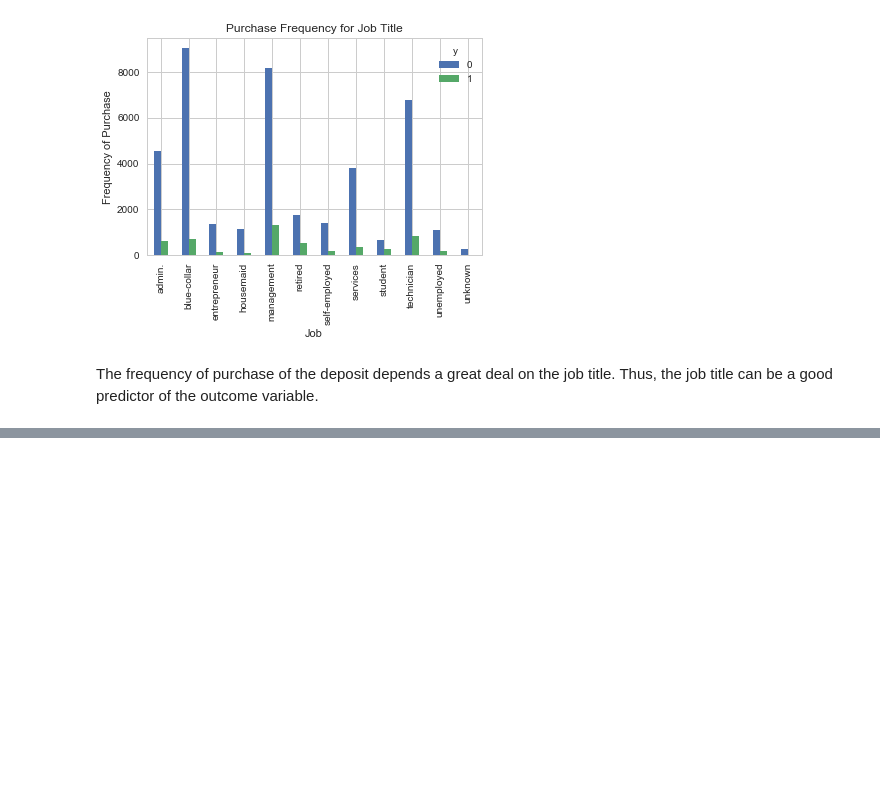
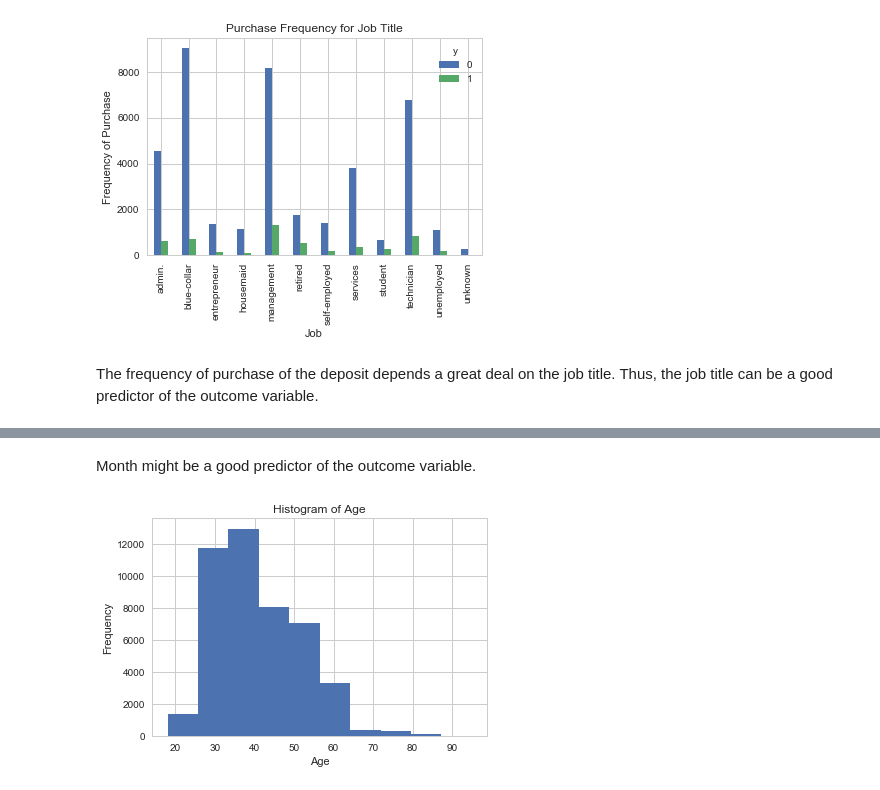
Before and after one commit to sanjayfuloria/Data-Science, a Jupyter notebook: Binary Logistic Regression.ipynb, the cells around one changed output, grey strips where cells are left out. Saved outputs shown, nothing was run; the diff lists cells and outputs as text; code cells hidden in the pictures; blank space fills up the shorter version.

```diff
--- a/Binary Logistic Regression.ipynb
+++ b/Binary Logistic Regression.ipynb
@@ -136,0 +168,10 @@ The frequency of purchase of the deposit depends a great deal on the job title.
+# %% [markdown]
+Month might be a good predictor of the outcome variable.
+# %%
+data.age.hist()
+plt.title('Histogram of Age')
+plt.xlabel('Age')
+plt.ylabel('Frequency')
+plt.savefig('hist_age')
+# %% [output]
+[figure, added]
```
Also changed, not shown: parts of 41 cells of this notebook.
